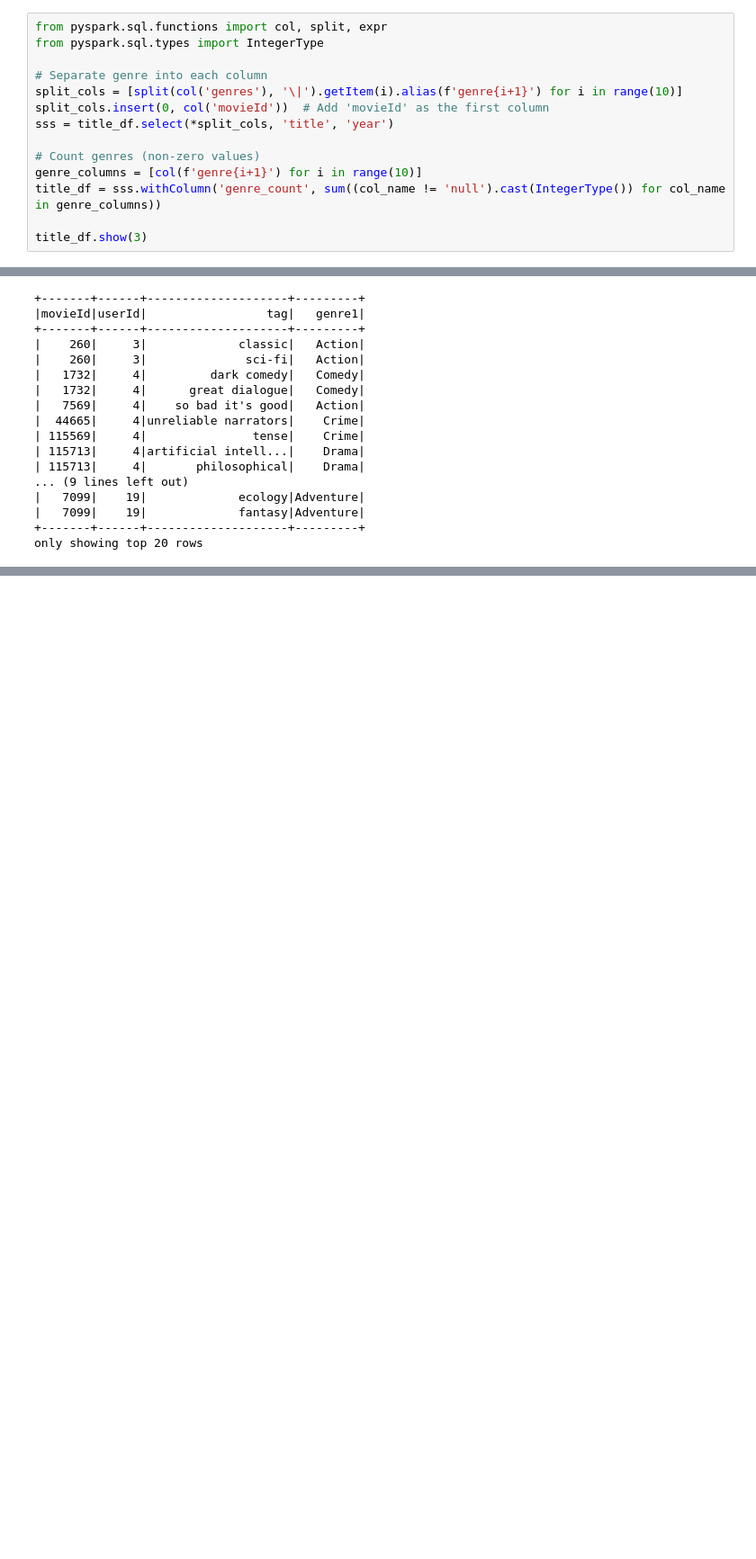
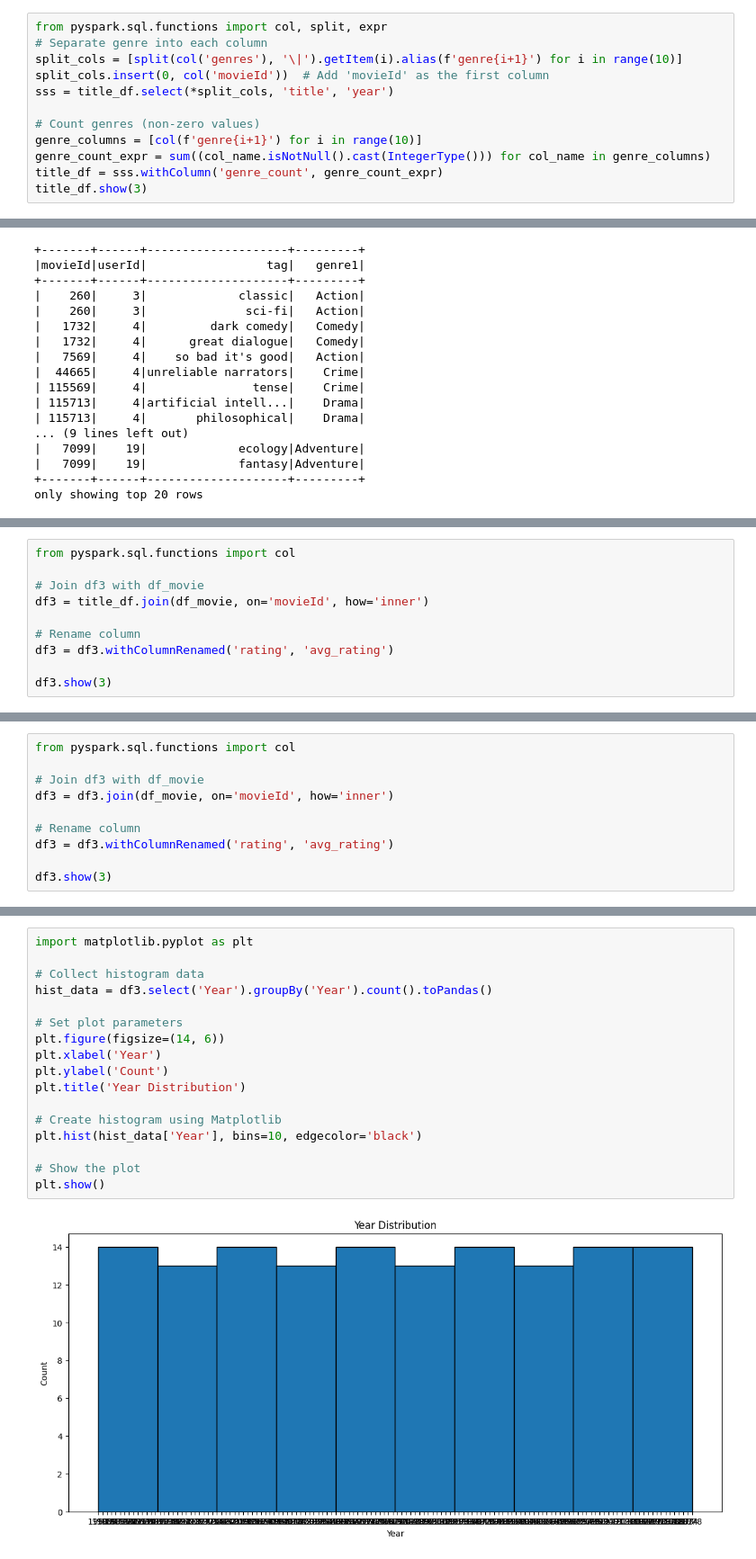
Before and after one commit to kayabaakihiko13/data_movie_and_ratings_recommendation_system, a Jupyter notebook: Movie_rocomendation.ipynb, the cells around one changed output, grey strips where cells are left out. Shown at 90% size. Saved outputs shown, nothing was run; the diff lists cells and outputs as text; blank space fills up the shorter version.

```diff
--- a/Movie_rocomendation.ipynb
+++ b/Movie_rocomendation.ipynb
@@ -79,7 +63,5 @@ only showing top 20 rows
 # %%
 from pyspark.sql.functions import col, split, expr
-from pyspark.sql.types import IntegerType
-
 # Separate genre into each column
 split_cols = [split(col('genres'), '\|').getItem(i).alias(f'genre{i+1}') for i in range(10)]
 split_cols.insert(0, col('movieId'))  # Add 'movieId' as the first column
@@ -87,8 +69,8 @@ sss = title_df.select(*split_cols, 'title', 'year')
 
 # Count genres (non-zero values)
 genre_columns = [col(f'genre{i+1}') for i in range(10)]
-title_df = sss.withColumn('genre_count', sum((col_name != 'null').cast(IntegerType()) for col_name in genre_columns))
-
+genre_count_expr = sum((col_name.isNotNull().cast(IntegerType())) for col_name in genre_columns)
+title_df = sss.withColumn('genre_count', genre_count_expr)
 title_df.show(3)
 # %% [output]
 +-------+---------+---------+--------+------+-------+------+------+------+------+-------+--------------------+----+-----------+
@@ -200,0 +255,10 @@ only showing top 20 rows
+# %%
+from pyspark.sql.functions import col
+
+# Join df3 with df_movie
+df3 = title_df.join(df_movie, on='movieId', how='inner')
+
+# Rename column
+df3 = df3.withColumnRenamed('rating', 'avg_rating')
+
+df3.show(3)
@@ -200,0 +277,10 @@ only showing top 20 rows
+# %%
+from pyspark.sql.functions import col
+
+# Join df3 with df_movie
+df3 = df3.join(df_movie, on='movieId', how='inner')
+
+# Rename column
+df3 = df3.withColumnRenamed('rating', 'avg_rating')
+
+df3.show(3)
@@ -200,0 +299,19 @@ only showing top 20 rows
+# %%
+import matplotlib.pyplot as plt
+
+# Collect histogram data
+hist_data = df3.select('Year').groupBy('Year').count().toPandas()
+
+# Set plot parameters
+plt.figure(figsize=(14, 6))
+plt.xlabel('Year')
+plt.ylabel('Count')
+plt.title('Year Distribution')
+
+# Create histogram using Matplotlib
+plt.hist(hist_data['Year'], bins=10, edgecolor='black')
+
+# Show the plot
+plt.show()
+# %% [output]
+[figure, added]
```
Also changed, not shown: parts of 18 cells of this notebook.
